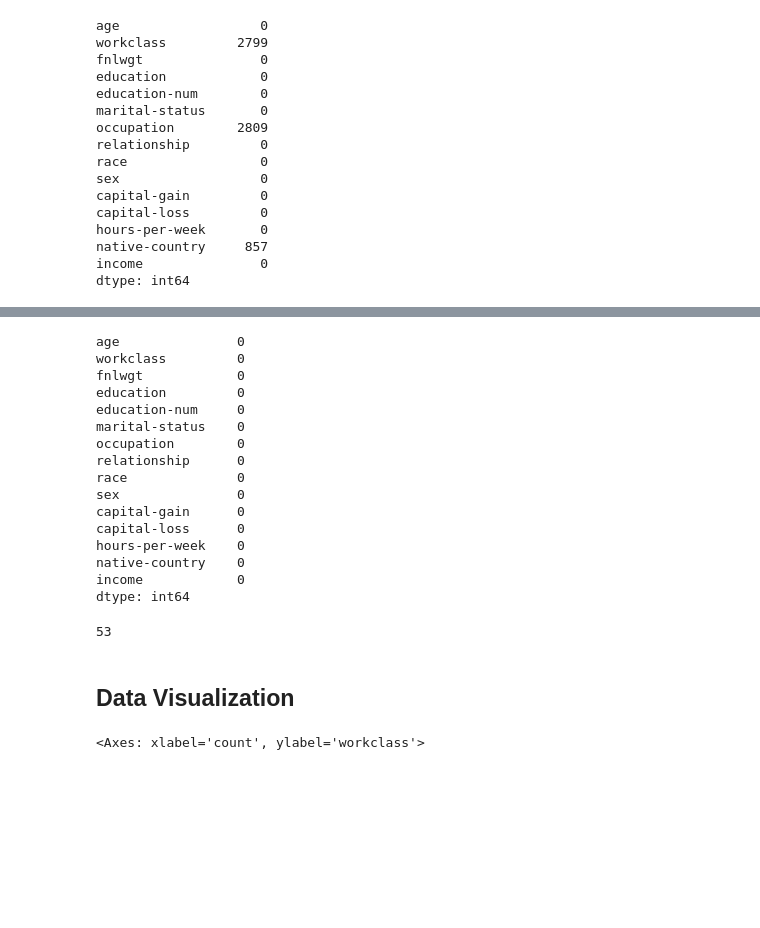
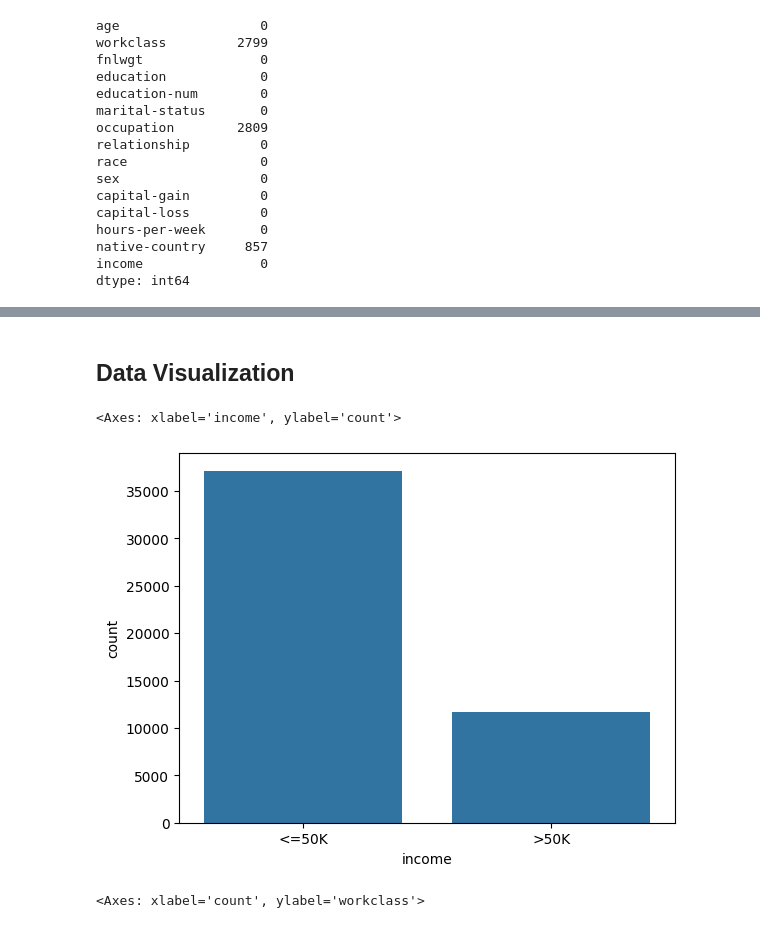
Before and after one commit to SabeehaMazahir/MachineLearning, a Jupyter notebook: ML_CW_2.ipynb, the cells around one changed output, grey strips where cells are left out. Saved outputs shown, nothing was run; the diff lists cells and outputs as text; code cells hidden in the pictures; blank space fills up the shorter version.

```diff
--- a/ML_CW_2.ipynb
+++ b/ML_CW_2.ipynb
@@ -247,25 +291,0 @@ df['native-country'] = df['native-country'].fillna('United-States')
-# %%
-df.isnull().sum()
-# %% [output]
-age               0
-workclass         0
-fnlwgt            0
-education         0
-education-num     0
-marital-status    0
-occupation        0
-relationship      0
-race              0
-sex               0
-capital-gain      0
-capital-loss      0
-hours-per-week    0
-native-country    0
-income            0
-dtype: int64
-# %%
-# Handling the duplicates
-# no of duplicates
-df.duplicated().sum()
-# %% [output]
-53
@@ -275,5 +292,10 @@ df = df.drop_duplicates()
 # %% [markdown]
 ## Data Visualization
+# %%
+sns.countplot(x = df['income'])
+# %% [output]
+<Axes: xlabel='income', ylabel='count'>
+[figure, added]
 # %%
 #Plot the unique values in workclass column
 sns.countplot(df['workclass'])
```
Also changed, not shown: parts of 25 cells of this notebook.
